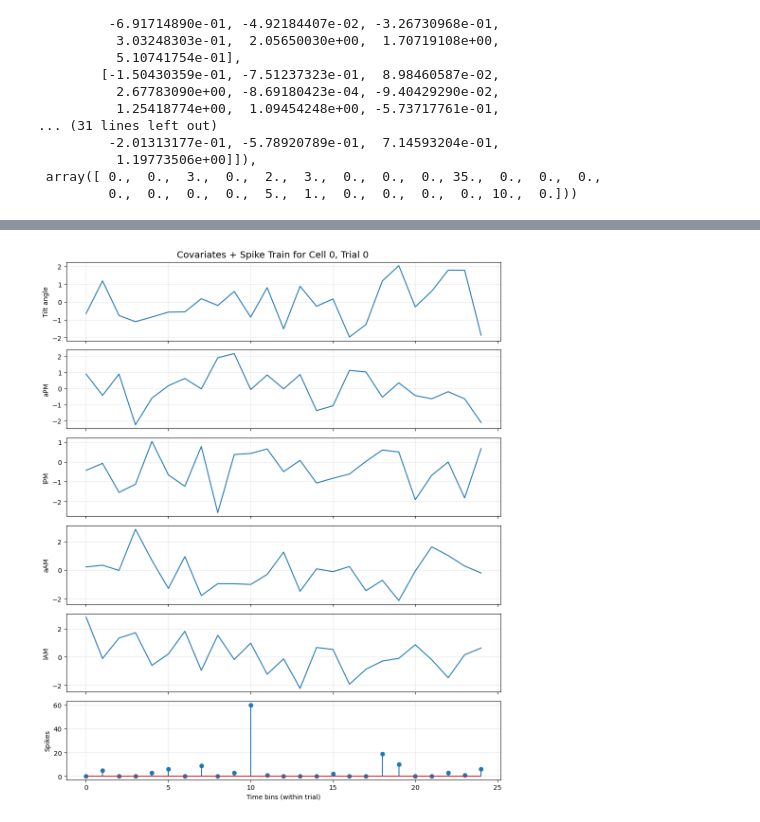
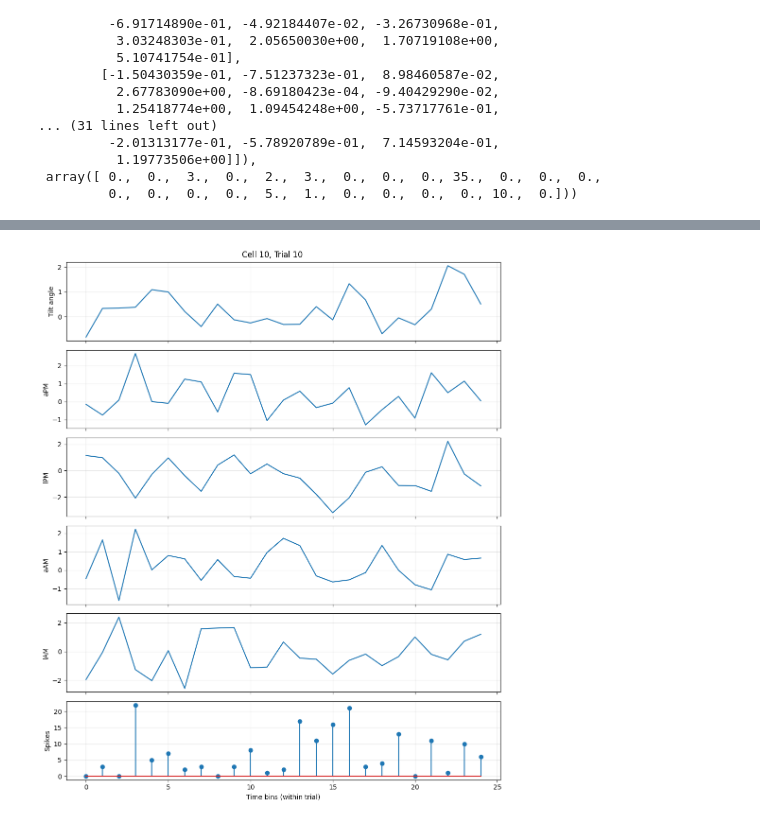
Before and after one commit to shtem/BIOL61230_poisson_neural_net, a Jupyter notebook: data_playbook.ipynb, the cells around one changed output, grey strips where cells are left out. Cells and saved outputs as stored; diff of their text form; code cells hidden in the pictures.

```diff
--- a/data_playbook.ipynb
+++ b/data_playbook.ipynb
@@ -117,19 +171,19 @@ X_cell, Y_cell
 # • 	3000 time bins
 # • 	120 trials
 # • 	25 bins per trial
-def get_cell_trial_slice(cell_idx, trial_idx,
-                         bins_per_cell=3000,
-                         trials_per_cell=120):
+def get_trial_slice(cell_idx, trial_idx, cell_ids, trials_per_cell=120):
+    idx = get_cell_slice(cell_idx, cell_ids)
+    bins_per_cell = len(idx)
     bins_per_trial = bins_per_cell // trials_per_cell
-    cell_start = cell_idx * bins_per_cell
-    trial_start = cell_start + trial_idx * bins_per_trial
-    trial_end = trial_start + bins_per_trial
-    return slice(trial_start, trial_end)
+
+    start = idx[0] + trial_idx * bins_per_trial
+    end = start + bins_per_trial
+    return slice(start, end)
 
 cell_idx = 0      # 0..4
 trial_idx = 10    # 0..119
 
-trial_slice = get_cell_trial_slice(cell_idx, trial_idx)
+trial_slice = get_trial_slice(cell_idx, trial_idx, cell_ids)
 X_trial = X[:, trial_slice]      # shape: (5, 25)
 Y_trial = Y[trial_slice]         # shape: (25,)
 # %%
@@ -176,57 +229,36 @@ plot_all_covariates(X)
 # %%
 # Plot covariates for a single cell and trial
 # Covariate index	Meaning
 # 0	Tilt angle
 # 1	aPM (angular passive head speed)
 # 2	lPM (linear passive head speed)
 # 3	aAM (angular active head speed)
 # 4	lAM (linear active head speed)
-
-def get_cell_slice(cell_idx, bins_per_cell=3000):
-    start = cell_idx * bins_per_cell
-    end = (cell_idx + 1) * bins_per_cell
-    return slice(start, end)
-
-def get_trial_slice(cell_idx, trial_idx, bins_per_cell=3000, trials_per_cell=120):
-    bins_per_trial = bins_per_cell // trials_per_cell
-    cell_start = cell_idx * bins_per_cell
-    trial_start = cell_start + trial_idx * bins_per_trial
-    trial_end = trial_start + bins_per_trial
-    return slice(trial_start, trial_end)
-
-def plot_covariates_and_spikes(X, Y, cell_idx, trial_idx):
-
-    # Your confirmed covariate order
-    cov_names = [
-        "Tilt angle",
-        "aPM",
-        "lPM",
-        "aAM",
-        "lAM"
-    ]
-
-    sl = get_trial_slice(cell_idx, trial_idx)
+def plot_covariates_and_spikes(X, Y, cell_ids, cell_idx, trial_idx):
+    sl = get_trial_slice(cell_idx, trial_idx, cell_ids)
     X_trial = X[:, sl]
     Y_trial = Y[sl]
+
+    cov_names = ["Tilt angle", "aPM", "lPM", "aAM", "lAM"]
 
     n_cov = X_trial.shape[0]
     fig, axes = plt.subplots(n_cov + 1, 1, figsize=(10, 2*(n_cov+1)), sharex=True)
 
     for i in range(n_cov):
         axes[i].plot(X_trial[i])
-        axes[i].set_ylabel(cov_names[i], fontsize=10)
+        axes[i].set_ylabel(cov_names[i])
         axes[i].grid(True, alpha=0.3)
 
     axes[-1].stem(Y_trial)
     axes[-1].set_ylabel("Spikes")
     axes[-1].set_xlabel("Time bins (within trial)")
     axes[-1].grid(True, alpha=0.3)
 
-    plt.suptitle(f"Covariates + Spike Train for Cell {cell_idx}, Trial {trial_idx}", fontsize=14)
+    plt.suptitle(f"Cell {cell_idx}, Trial {trial_idx}")
     plt.tight_layout()
     plt.show()
 
 # Example call
-plot_covariates_and_spikes(X, Y, cell_idx=0, trial_idx=0)
+plot_covariates_and_spikes(X, Y, cell_ids, cell_idx=10, trial_idx=10)
 # %% [output]
-[figure, old version]
+[figure, new version]
```
Also changed, not shown: parts of 24 cells of this notebook, 1 other file.
